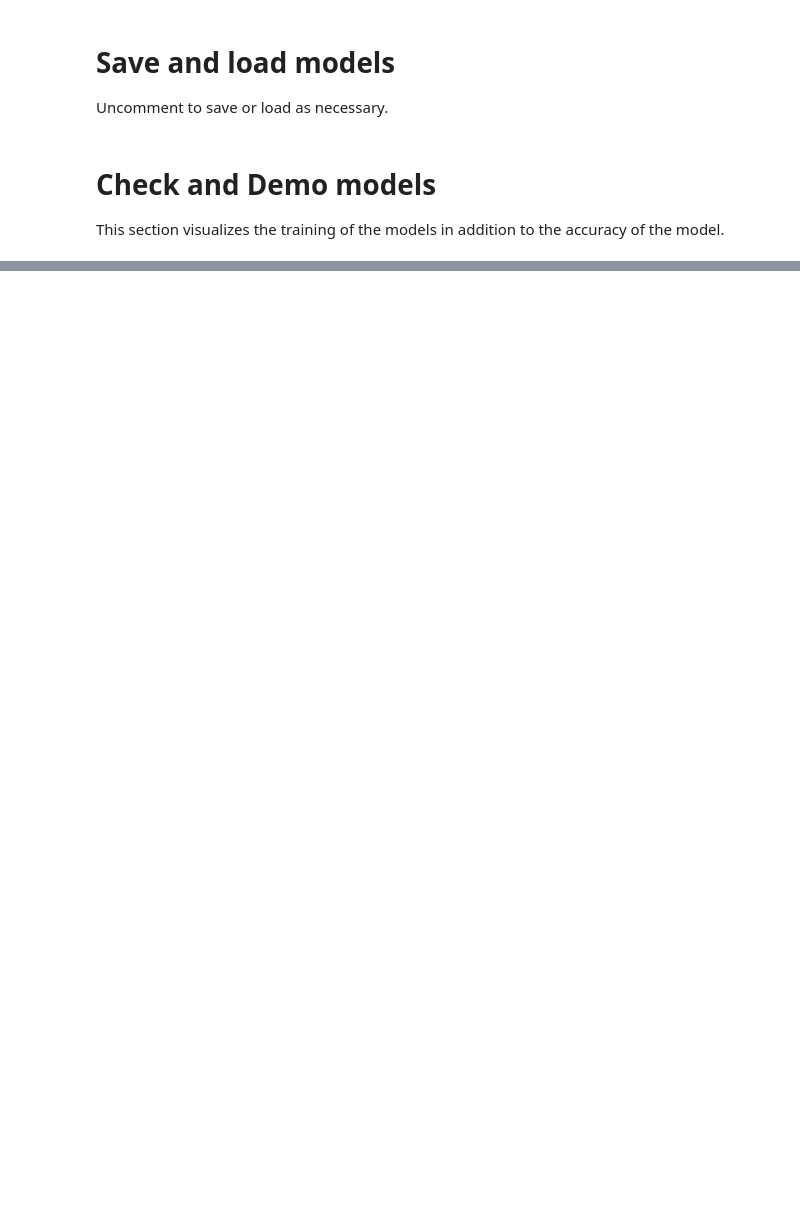
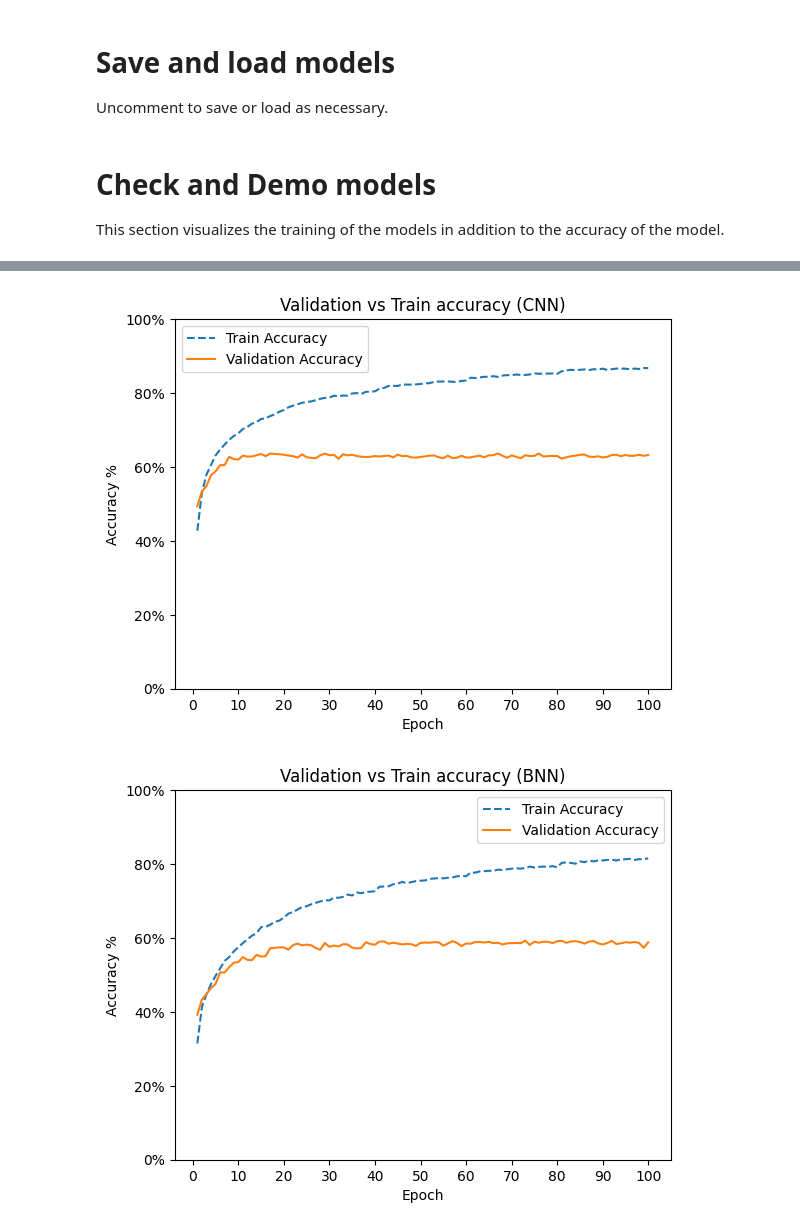
Before and after one commit to tbogoodnews/BNN-final-project, a Jupyter notebook: bayes-nn.ipynb, the cells around one changed output, grey strips where cells are left out. Cells and saved outputs as stored; diff of their text form; code cells hidden in the pictures; blank space fills up the shorter version.

```diff
--- a/bayes-nn.ipynb
+++ b/bayes-nn.ipynb
@@ -320,4 +332,28 @@ for batch_xs, _ in valid_loader:
     bnn_preds += bnn_model(normalize(batch_xs.to(device))).argmax(dim=1).tolist()
+# %%
+def pretty_graph(train_acc, val_acc, type):
+    epochs = len(train_acc)
+    train_acc = [tensor.item() for tensor in train_acc]
+    val_acc = [tensor.item() for tensor in val_acc]
+    ax = plt.gca()
+    ax.set_ylim([0, 1])
+    plt.plot(list(range(1, 1 + epochs)), train_acc, label = "Train Accuracy", linestyle = "--")
+    plt.plot(list(range(1, 1 + epochs)), val_acc, label = "Validation Accuracy")
+    plt.gca().set_yticklabels([f'{x:.0%}' for x in plt.gca().get_yticks()])
+    plt.gca().xaxis.set_major_locator(mticker.MultipleLocator(1))
+    plt.legend()
+    plt.title("Validation vs Train accuracy (" + type + ")")
+    plt.xlabel("Epoch")
+    plt.ylabel("Accuracy %")
+    ax.xaxis.set_major_locator(plt.MaxNLocator(11))
+    #plt.savefig('Images/' + type + '_val_acc_over_time.png', transparent=True) # Save figure for report
+    plt.show()
+
+pretty_graph(cnn_train_acc, cnn_val_acc, "CNN")
+pretty_graph(bnn_train_acc, bnn_val_acc, "BNN")
+# %% [output]
+[figure, added]
+[figure, added]
 # %%
 cnn_cf_matrix = confusion_matrix(actual, cnn_preds)
 bnn_cf_matrix = confusion_matrix(actual, bnn_preds)
```
Also changed, not shown: parts of 8 cells of this notebook, 36 other files.
